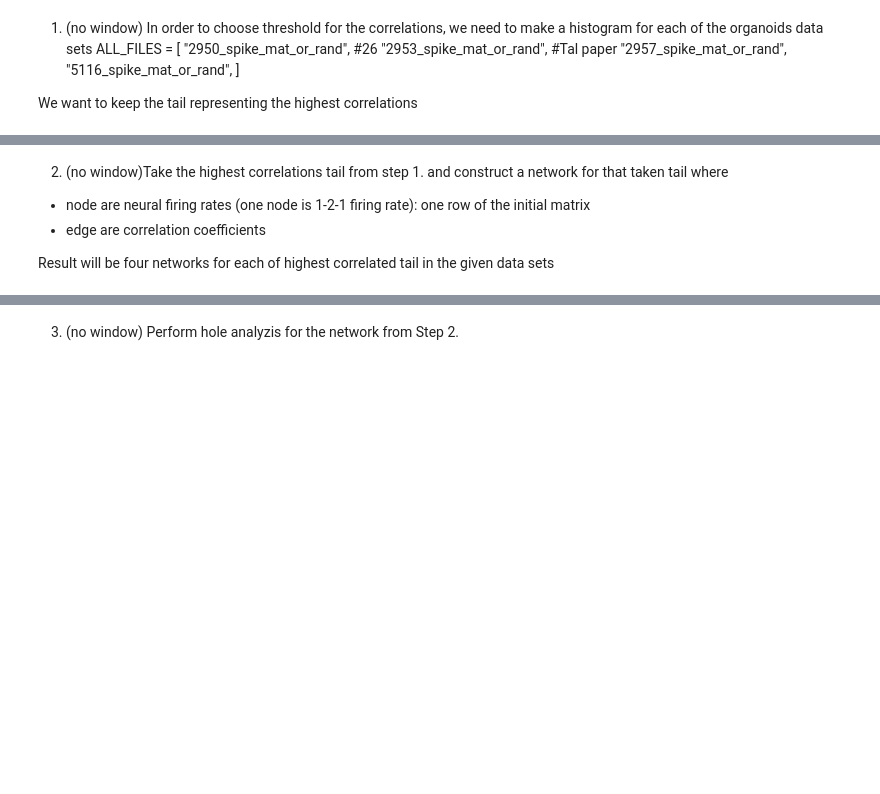
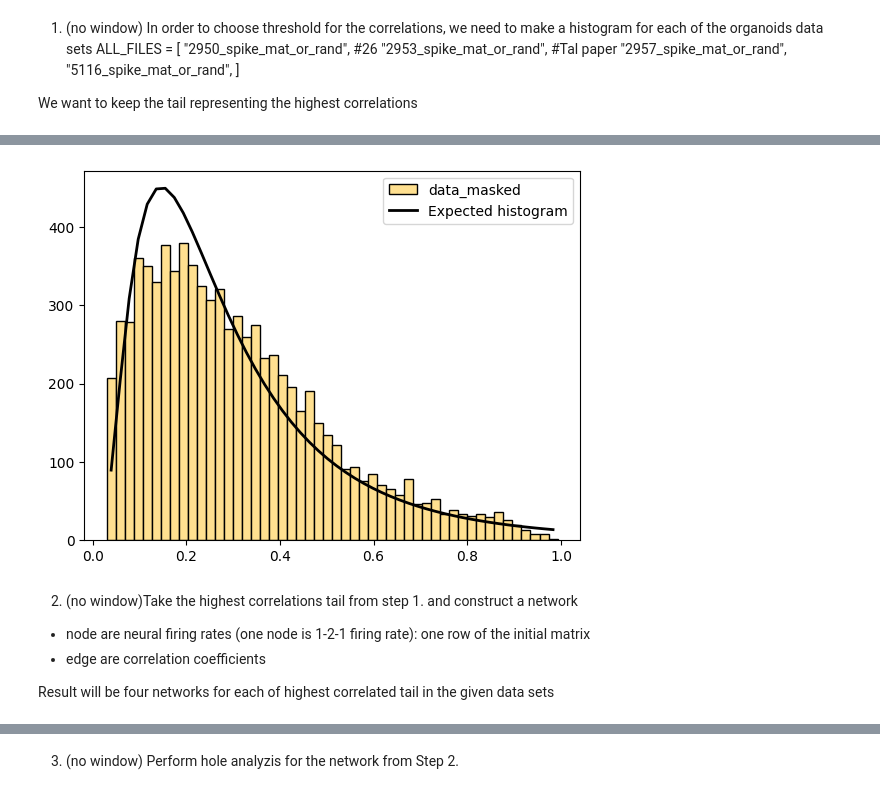
Before and after one commit to kotokote/HigherOrderCorrelations, a Jupyter notebook: codeForPaper/start.ipynb, the cells around one changed output, grey strips where cells are left out. Cells and saved outputs as stored; diff of their text form; code cells hidden in the pictures; blank space fills up the shorter version.

```diff
--- a/codeForPaper/start.ipynb
+++ b/codeForPaper/start.ipynb
@@ -161,5 +248,65 @@ for lag in [0, 10, 20]:
+# %%
+#trying to do log normal
+ALL_FILES = [
+    # "2950_spike_mat_or_rand", #26
+    # "2953_spike_mat_or_rand", #Tal paper
+    # "2957_spike_mat_or_rand",
+    "5116_spike_mat_or_rand",
+]
+
+import numpy as np
+import scipy.stats
+import matplotlib.pyplot as plt
+
+for idx, fn in enumerate(ALL_FILES):
+        with open(f"processed/{fn}_lag_window_0.pkl", "rb") as f:
+            data = pickle.load(f)
+        with open(f"processed/{fn}_lag_window_0_shuffle.pkl", "rb") as f:
+            data_shuffled = pickle.load(f)
+
+        # Extracting the upper triangle indices
+        idx = np.triu_indices(data["corr"].shape[0], 1)
+
+        # Applying mask
+        mask = data["corr"][idx] > 0.03
+        data_masked = data["corr"][idx][mask]
+        # Generate log-normal distributed set of sample
+
+        # Make a fit to the samples.
+        shape, loc, scale = scipy.stats.lognorm.fit(data_masked, floc=0)
+
+        # Create the histogram plot using matplotlib.  The first two values in
+        # the tuple returned by hist are the number of samples in each bin and
+        # the values of the histogram's bin edges.  counts has length num_bins,
+        # and edges has length num_bins + 1.
+        num_bins = 50
+        clr = '#FFE090'
+        counts, edges, patches = plt.hist(data_masked, bins=num_bins, color=clr, ec='k', label='data_masked')
+
+        # Create an array of length num_bins containing the center of each bin.
+        centers = 0.5*(edges[:-1] + edges[1:])
+
+        # Compute the CDF at the edges. Then prob, the array of differences,
+        # is the probability of a sample being in the corresponding bin.
+        cdf = scipy.stats.lognorm.cdf(edges, shape, loc=loc, scale=scale)
+        prob = np.diff(cdf)
+
+        plt.plot(centers, data_masked.size*prob, 'k-', linewidth=2, label='Expected histogram')
+
+        # prob can also be approximated using the PDF at the centers multiplied
+        # by the width of the bin:
+        # p = scipy.stats.lognorm.pdf(centers, shape, loc=loc, scale=scale)
+        # prob = p*(edges[1] - edges[0])
+        # plt.plot(centers, samples.size*prob, 'r')
+
+        plt.legend()
+
+
+plt.show()
+# %% [output]
+[figure, added]
 # %% [markdown]
-2. (no window)Take the highest correlations tail from step 1. and construct a network for that taken tail where
+2. (no window)Take the highest correlations tail from step 1. and construct a network
 
 - node are neural firing rates (one node is 1-2-1 firing rate): one row of the initial matrix
 - edge are correlation coefficients
```
Also changed, not shown: parts of 3 cells of this notebook, 1 other file.
